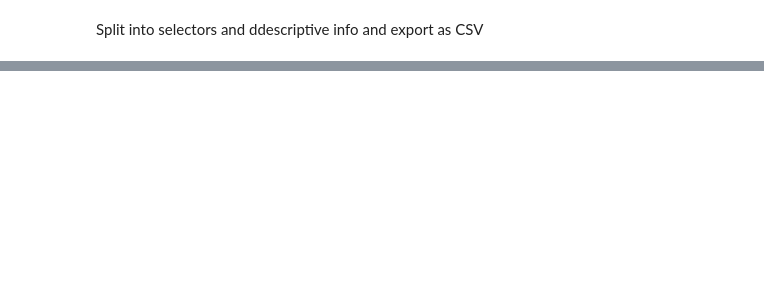
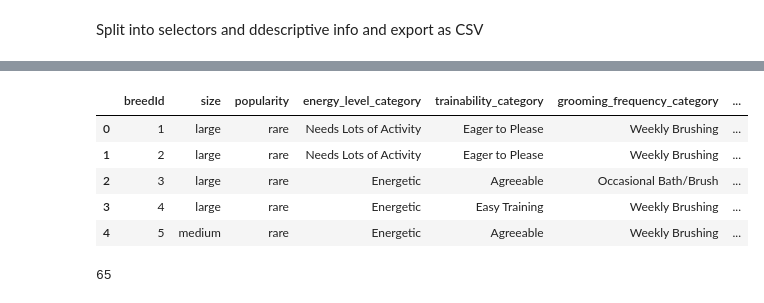
Before and after one commit to karencfisher/dog-app, a Jupyter notebook: ETL notebooks/breeds.ipynb, the cells around one changed output, grey strips where cells are left out. Cells and saved outputs as stored; diff of their text form; code cells hidden in the pictures; blank space fills up the shorter version.

```diff
--- a/ETL notebooks/breeds.ipynb
+++ b/ETL notebooks/breeds.ipynb
@@ -191,3 +220,17 @@ df_description = df_merged3[['Name', 'description', 'temperament', 'max_life_exp
+# %%
+df_select.head()
+# %% [output]
+|  | breedId | size | popularity | energy_level_category | trainability_category | grooming_frequency_category | ... |
+| 0 | 1 | large | rare | Needs Lots of Activity | Eager to Please | Weekly Brushing | ... |
+| 1 | 2 | large | rare | Needs Lots of Activity | Eager to Please | Weekly Brushing | ... |
+| 2 | 3 | large | rare | Energetic | Agreeable | Occasional Bath/Brush | ... |
+| 3 | 4 | large | rare | Energetic | Easy Training | Weekly Brushing | ... |
+| 4 | 5 | medium | rare | Energetic | Agreeable | Weekly Brushing | ... |
 # %%
 df_select.to_csv("../data/dog_breeds_select.csv", index=False)
 df_description.to_csv("../data/dog_breeds_description.csv", index=False)
+# %%
+unique_row_count = df_select.drop_duplicates().shape[0]
+print(unique_row_count)
+# %% [output]
+65
```
Also changed, not shown: parts of 7 cells of this notebook, 18 other files.
